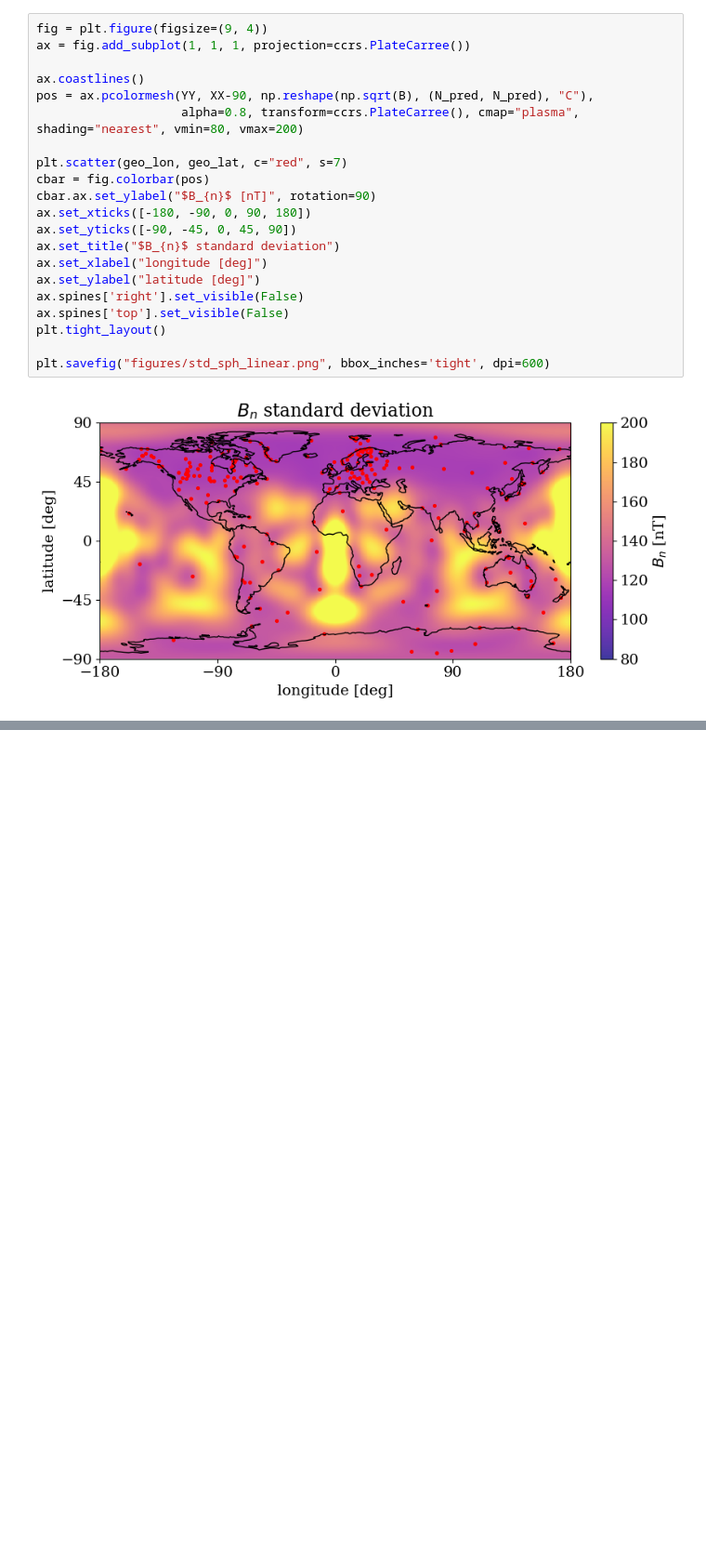
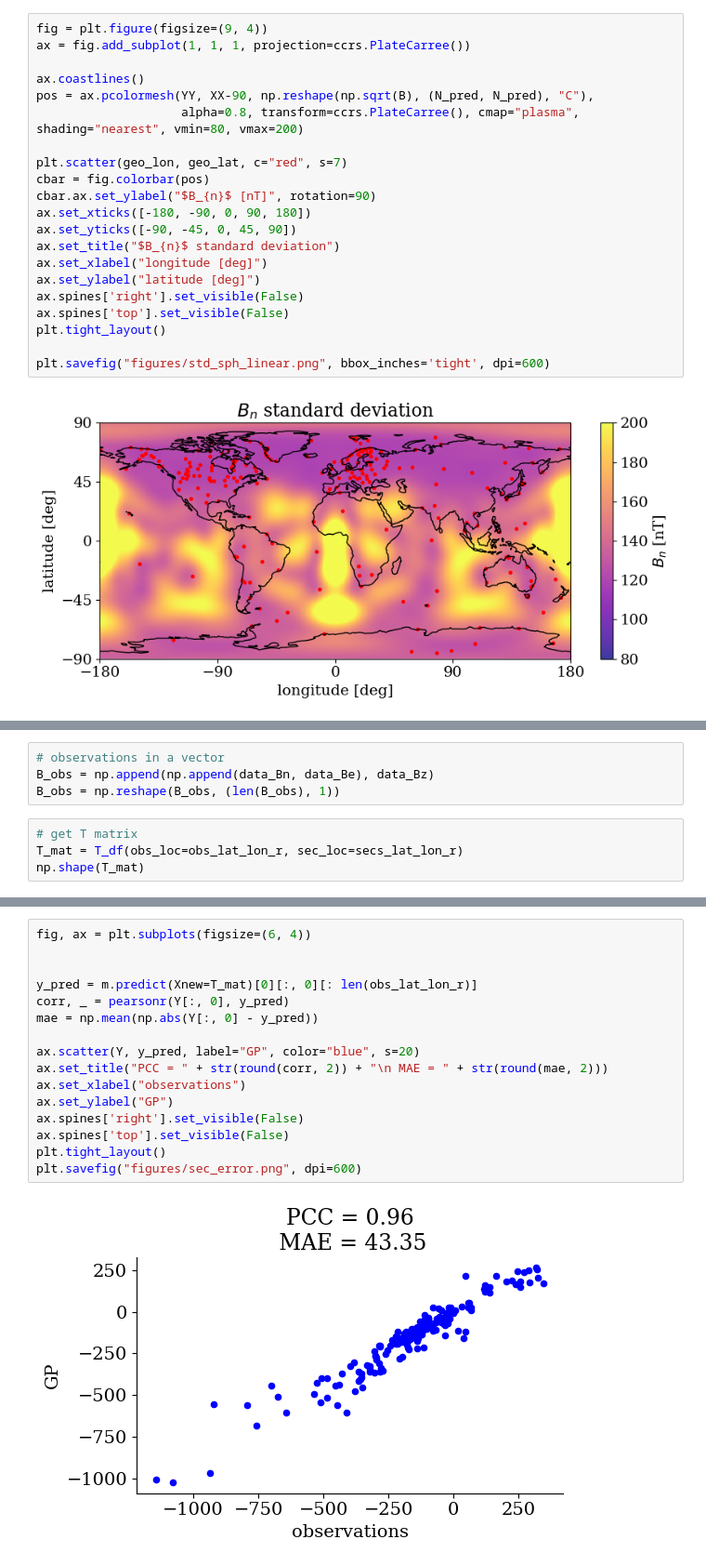
Before and after one commit to FrontierDevelopmentLab/2024-HL-GeoCL, a Jupyter notebook: src/GP/gaussian_process_tutorial_superMAG.ipynb, the cells around one changed output, grey strips where cells are left out. Shown at 93% size. Drawn from its saved outputs; the diff is of its cells as text; blank space fills up the shorter version.

```diff
--- a/src/GP/gaussian_process_tutorial_superMAG.ipynb
+++ b/src/GP/gaussian_process_tutorial_superMAG.ipynb
@@ -324,0 +339,8 @@ plt.savefig("figures/rbf_error_ell_" + str(ell) + ".png", dpi=600)
+# %%
+# observations in a vector
+B_obs = np.append(np.append(data_Bn, data_Be), data_Bz)
+B_obs = np.reshape(B_obs, (len(B_obs), 1))
+# %%
+# get T matrix
+T_mat = T_df(obs_loc=obs_lat_lon_r, sec_loc=secs_lat_lon_r)
+np.shape(T_mat)
@@ -324,0 +446,18 @@ plt.savefig("figures/rbf_error_ell_" + str(ell) + ".png", dpi=600)
+# %%
+fig, ax = plt.subplots(figsize=(6, 4))
+
+
+y_pred = m.predict(Xnew=T_mat)[0][:, 0][: len(obs_lat_lon_r)]
+corr, _ = pearsonr(Y[:, 0], y_pred)
+mae = np.mean(np.abs(Y[:, 0] - y_pred))
+
+ax.scatter(Y, y_pred, label="GP", color="blue", s=20)
+ax.set_title("PCC = " + str(round(corr, 2)) + "\n MAE = " + str(round(mae, 2)))
+ax.set_xlabel("observations")
+ax.set_ylabel("GP")
+ax.spines['right'].set_visible(False)
+ax.spines['top'].set_visible(False)
+plt.tight_layout()
+plt.savefig("figures/sec_error.png", dpi=600)
+# %% [output]
+[figure, added]
```
Also changed, not shown: parts of 24 cells of this notebook.
